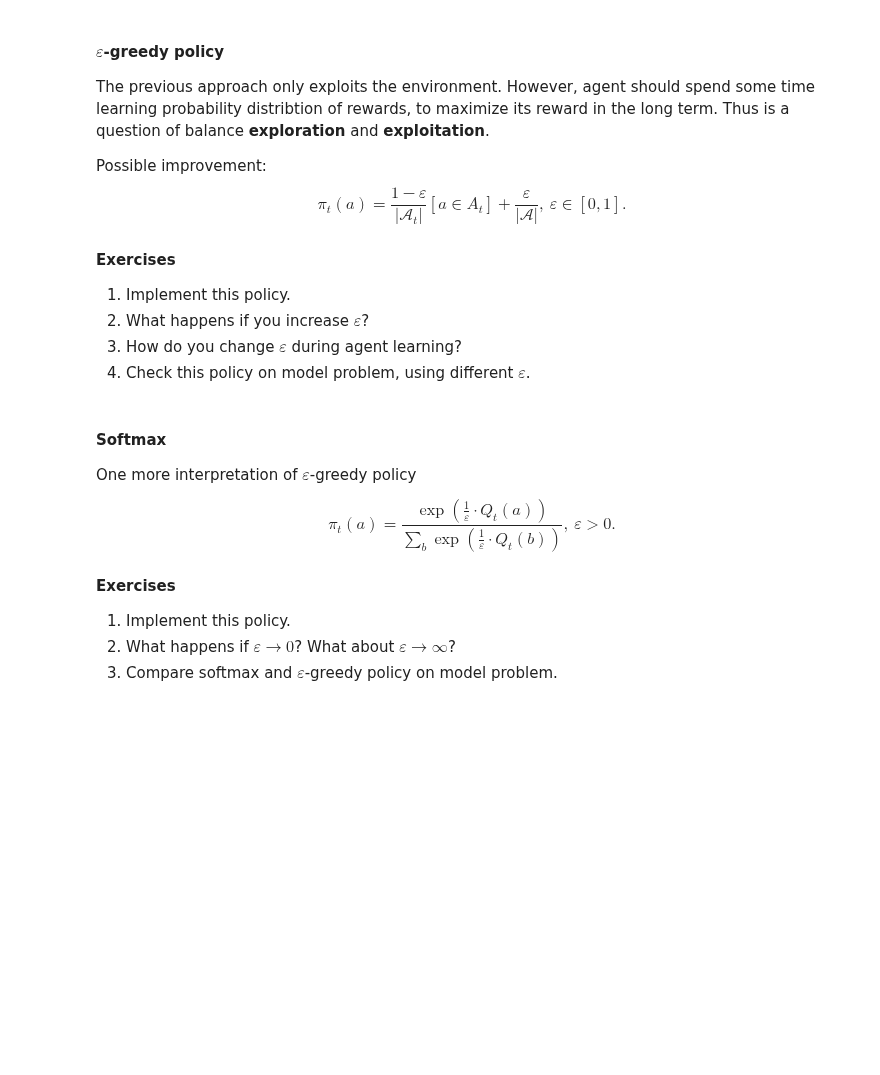
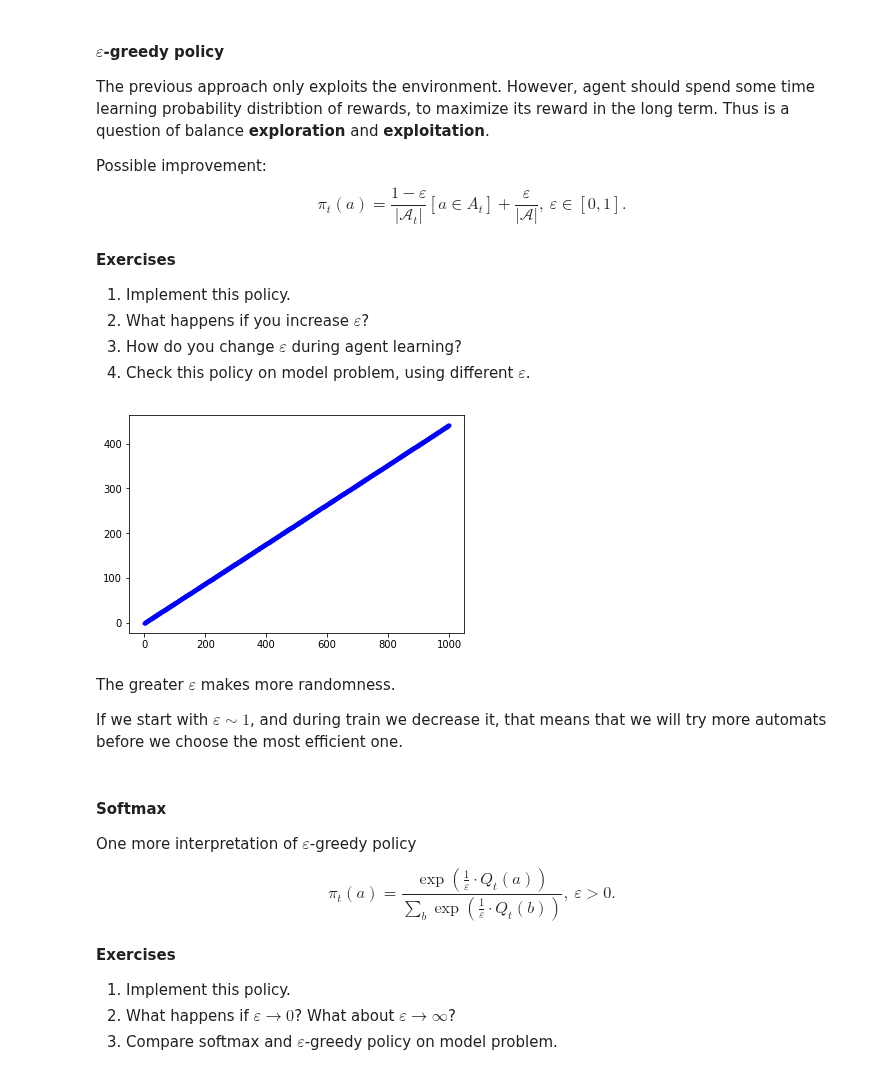
Before and after one commit to peinrules/Darin, a Jupyter notebook: labs/lab-4.ipynb, the cells around one changed output. Saved outputs shown, nothing was run; the diff lists cells and outputs as text; code cells hidden in the pictures; blank space fills up the shorter version.

```diff
--- a/labs/lab-4.ipynb
+++ b/labs/lab-4.ipynb
@@ -129,3 +141,49 @@ $$\pi_t(a)=\frac{1-\varepsilon}{|\mathcal{A}_t|}[a \in A_t] + \frac{\varepsilon}
+# %%
+Actions = 100
+Times = 1000
+Expecteds = np.random.normal(0, 1, Actions)
+automats = np.zeros(shape=(Actions, 1000))
+for i in range(Actions):
+    automats[i] =  np.random.normal(Expecteds[i], 1, 1000)
+
+bestOptions = np.arange(Actions)
+bestSize = Actions
+
+Q = np.zeros(shape=Actions, dtype=float)
+uses = np.zeros(shape=Actions, dtype=float)
+
+totalReward = np.zeros(shape=Times, dtype=float)
+TOTALREWARD = np.zeros(shape=Times, dtype=float)
+# %%
+for epoch in range(1000):
+    for t in range(1, Times):
+        curAction = epsGreedyPolicy(bestOptions, 0.05)
+        reward = np.random.choice(automats[curAction])
+        Q[curAction] = (Q[curAction] * uses[curAction] + reward) / (uses[curAction] + 1)
+        uses[curAction] += 1
+
+        bestOptions = np.where(Q[:] == np.amax(Q[:]))
+        bestOptions = np.asarray(bestOptions[0])
+        bestSize = bestOptions.shape[0]
+        #print(bestOptions)
+        nonbestOptions = np.where(Q[:] != np.amax(Q[:]))
+        nonbestOptions = np.asarray(nonbestOptions[0])
+
+        bestOptions = np.concatenate([bestOptions, nonbestOptions])
+
+        totalReward[t] = totalReward[t - 1] + reward
+    if epoch % 100 == 99:
+        print(epoch + 1)
+    TOTALREWARD = np.add(TOTALREWARD, totalReward)
+# %%
+plt.plot(np.arange(Times), TOTALREWARD / Times, 'b.')
+plt.show()
+# %% [output]
+[figure, added]
+# %% [markdown]
+The greater $\varepsilon$ makes more randomness.
+
+If we start with $\varepsilon \sim 1$, and during train we decrease it, that means that we will try more automats before we choose the most efficient one.
 # %% [markdown]
 #### Softmax
 One more interpretation of $\varepsilon$-greedy policy
```
Also changed, not shown: parts of 8 cells of this notebook.
